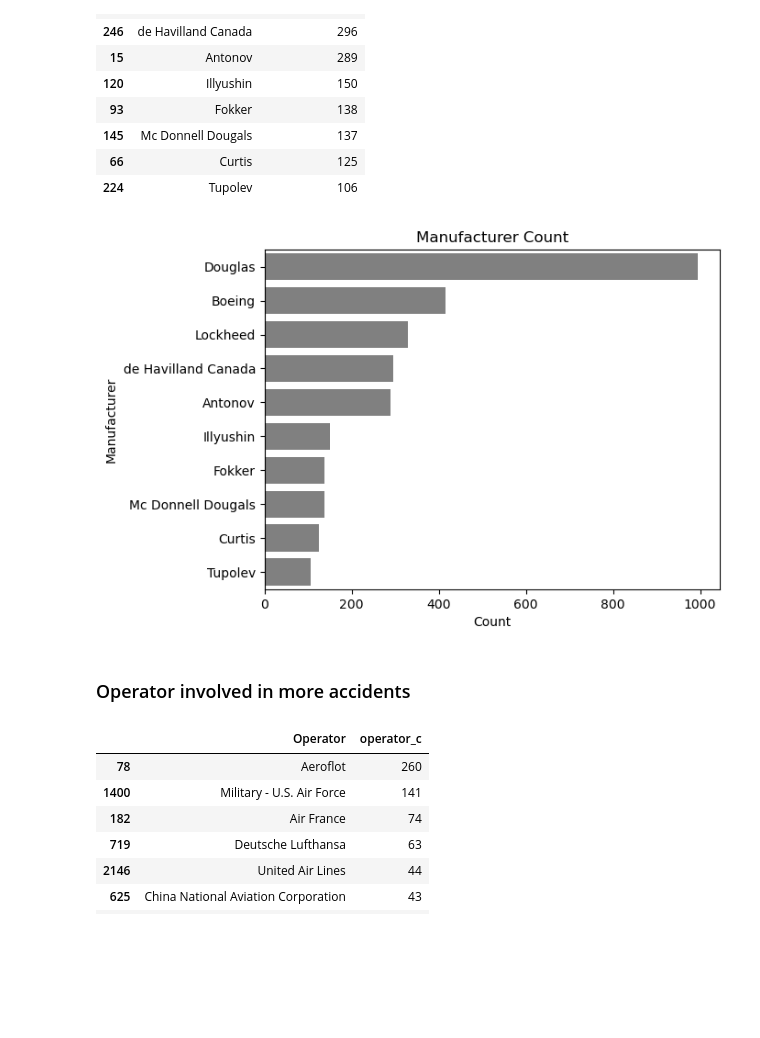
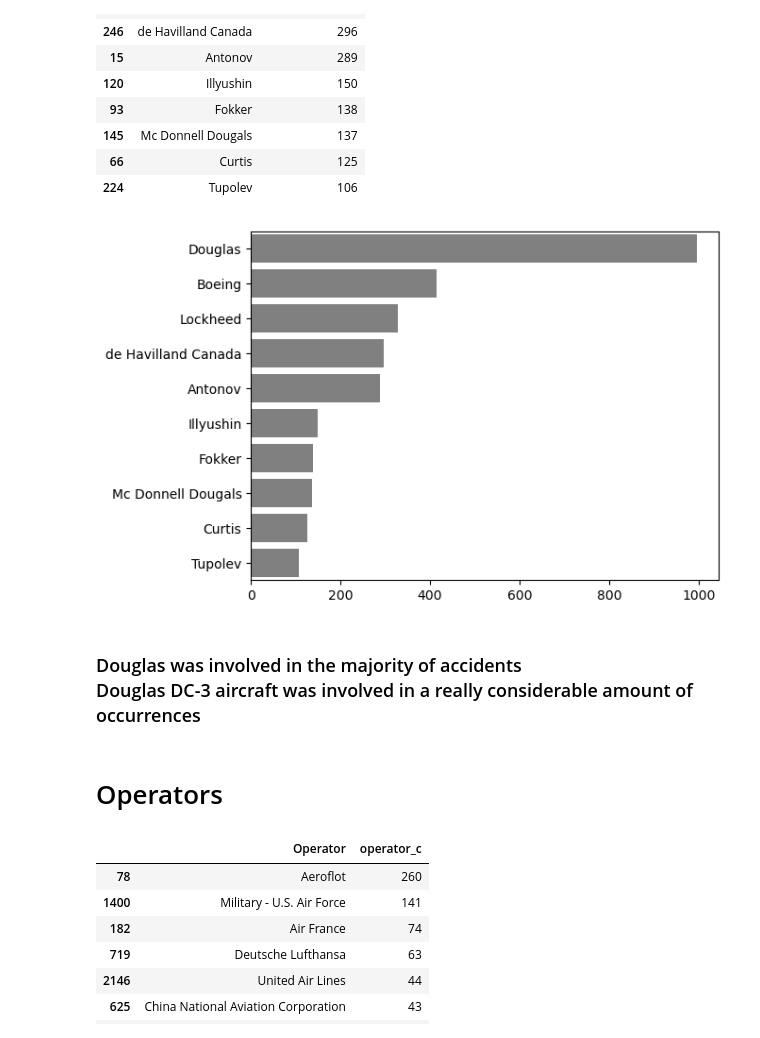
Before and after one commit to marxio09dio/Airplanes-Crashes-Study, a Jupyter notebook: eda.ipynb, the cells around one changed output. Saved outputs shown, nothing was run; the diff lists cells and outputs as text; code cells hidden in the pictures; blank space fills up the shorter version.

```diff
--- a/eda.ipynb
+++ b/eda.ipynb
@@ -203,15 +210,17 @@ AC_man_c
 | 66 | Curtis | 125 |
 | 224 | Tupolev | 106 |
 # %%
-sns.barplot(x='manufacturer_c', y='manufacturer', data=AC_man_c, orient='h', color='grey')
-plt.ylabel('Manufacturer')
-plt.xlabel('Count')
-plt.title('Manufacturer Count')
+sn.barplot(x='manufacturer_c', y='manufacturer', data=AC_man_c, orient='h', color='grey')
+plt.ylabel('')
+plt.xlabel('')
+plt.title('')
 plt.show()
 # %% [output]
-[figure, old version]
+[figure, new version]
-# %% [markdown]
-### Operator involved in more accidents
+# %% [markdown]
+### Douglas was involved in the majority of accidents <br> Douglas DC-3 aircraft was involved in a really considerable amount of occurrences
+# %% [markdown]
+# Operators
 # %%
 operator_c = df.groupby("Operator").size().reset_index(name='operator_c')
 operator_c = operator_c.sort_values(by='operator_c', ascending=False)
```
Also changed, not shown: parts of 18 cells of this notebook.
